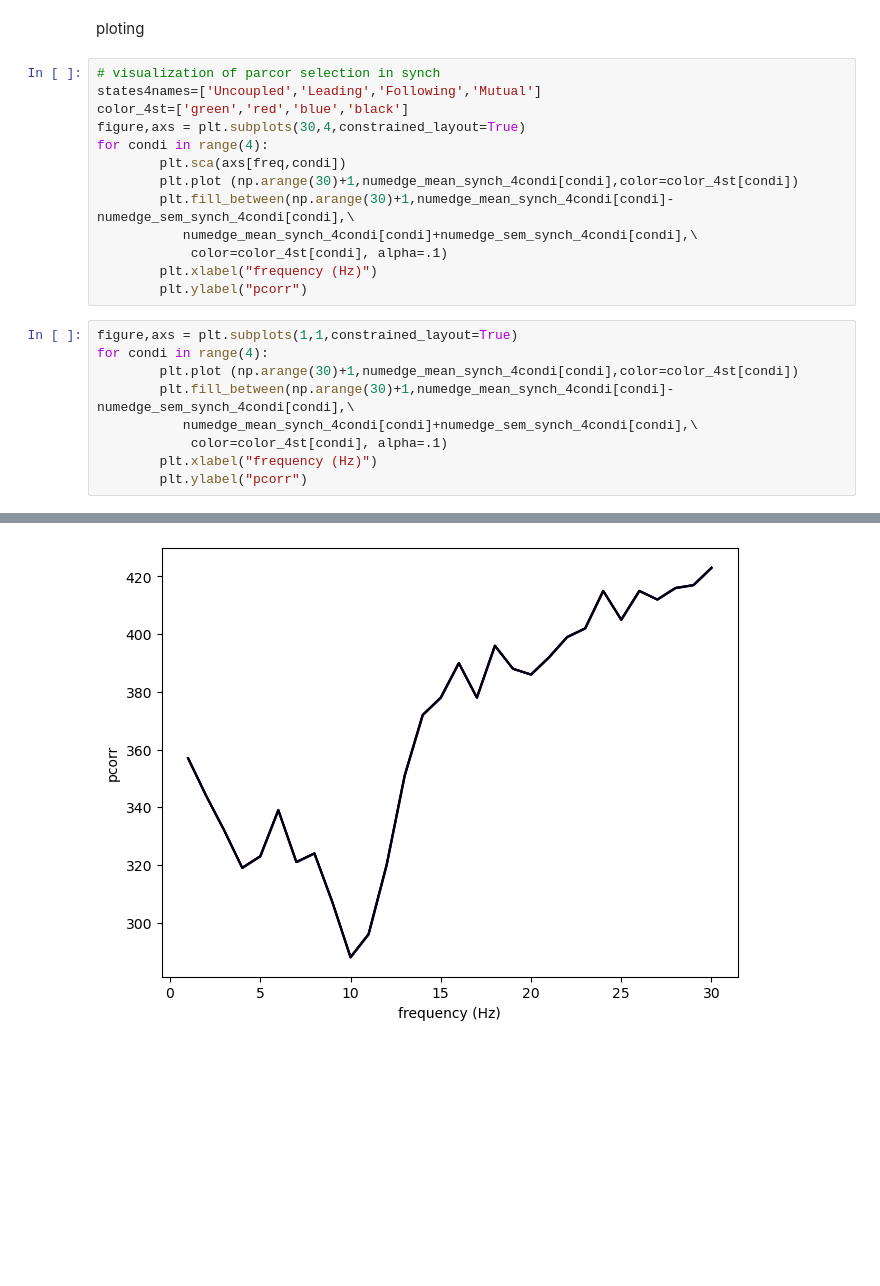
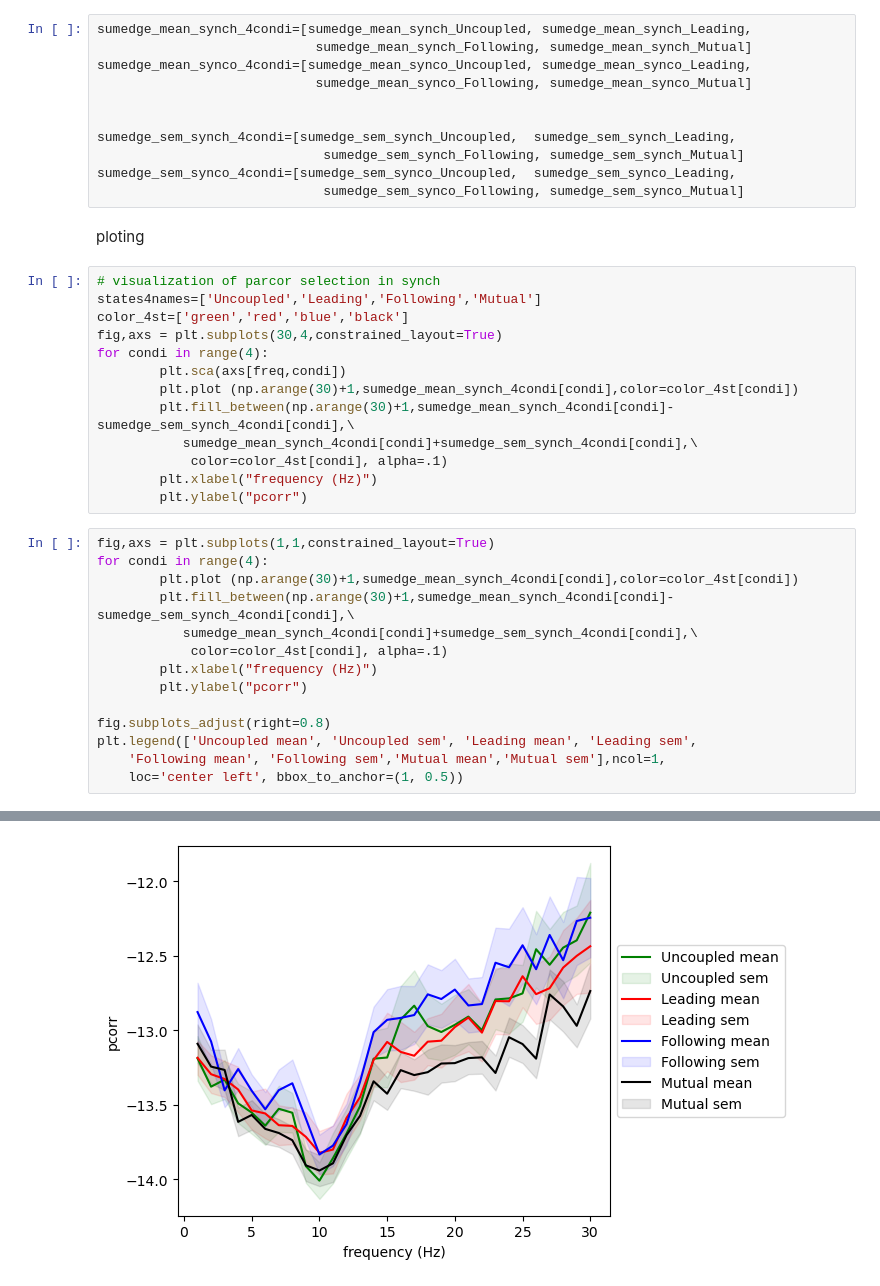
Before and after one commit to zhibinz2/1overf, a Jupyter notebook: Re_estimate_pcorr/step_1_re_estimate_pcorr.ipynb, the cells around one changed output, grey strips where cells are left out. Drawn from its saved outputs; the diff is of its cells as text; blank space fills up the shorter version.

```diff
--- a/Re_estimate_pcorr/step_1_re_estimate_pcorr.ipynb
+++ b/Re_estimate_pcorr/step_1_re_estimate_pcorr.ipynb
@@ -393,25 +381,41 @@ numedge_sem_synco_4condi=[numedge_sem_synco_Uncoupled,  numedge_sem_synco_Leadin
+# %%
+sumedge_mean_synch_4condi=[sumedge_mean_synch_Uncoupled, sumedge_mean_synch_Leading,
+                            sumedge_mean_synch_Following, sumedge_mean_synch_Mutual]
+sumedge_mean_synco_4condi=[sumedge_mean_synco_Uncoupled, sumedge_mean_synco_Leading,
+                            sumedge_mean_synco_Following, sumedge_mean_synco_Mutual]
+
+
+sumedge_sem_synch_4condi=[sumedge_sem_synch_Uncoupled,  sumedge_sem_synch_Leading,
+                             sumedge_sem_synch_Following, sumedge_sem_synch_Mutual]
+sumedge_sem_synco_4condi=[sumedge_sem_synco_Uncoupled,  sumedge_sem_synco_Leading,
+                             sumedge_sem_synco_Following, sumedge_sem_synco_Mutual]
 # %% [markdown]
 ploting
 # %%
 # visualization of parcor selection in synch
 states4names=['Uncoupled','Leading','Following','Mutual']
 color_4st=['green','red','blue','black']
-figure,axs = plt.subplots(30,4,constrained_layout=True)
+fig,axs = plt.subplots(30,4,constrained_layout=True)
 for condi in range(4):
 		plt.sca(axs[freq,condi])
-		plt.plot (np.arange(30)+1,numedge_mean_synch_4condi[condi],color=color_4st[condi])
-		plt.fill_between(np.arange(30)+1,numedge_mean_synch_4condi[condi]-numedge_sem_synch_4condi[condi],\
-		   numedge_mean_synch_4condi[condi]+numedge_sem_synch_4condi[condi],\
+		plt.plot (np.arange(30)+1,sumedge_mean_synch_4condi[condi],color=color_4st[condi])
+		plt.fill_between(np.arange(30)+1,sumedge_mean_synch_4condi[condi]-sumedge_sem_synch_4condi[condi],\
+		   sumedge_mean_synch_4condi[condi]+sumedge_sem_synch_4condi[condi],\
 			color=color_4st[condi], alpha=.1)
 		plt.xlabel("frequency (Hz)")
 		plt.ylabel("pcorr")
 # %%
-figure,axs = plt.subplots(1,1,constrained_layout=True)
+fig,axs = plt.subplots(1,1,constrained_layout=True)
 for condi in range(4):
-		plt.plot (np.arange(30)+1,numedge_mean_synch_4condi[condi],color=color_4st[condi])
-		plt.fill_between(np.arange(30)+1,numedge_mean_synch_4condi[condi]-numedge_sem_synch_4condi[condi],\
-		   numedge_mean_synch_4condi[condi]+numedge_sem_synch_4condi[condi],\
+		plt.plot (np.arange(30)+1,sumedge_mean_synch_4condi[condi],color=color_4st[condi])
+		plt.fill_between(np.arange(30)+1,sumedge_mean_synch_4condi[condi]-sumedge_sem_synch_4condi[condi],\
+		   sumedge_mean_synch_4condi[condi]+sumedge_sem_synch_4condi[condi],\
 			color=color_4st[condi], alpha=.1)
 		plt.xlabel("frequency (Hz)")
 		plt.ylabel("pcorr")
+
+fig.subplots_adjust(right=0.8)
+plt.legend(['Uncoupled mean', 'Uncoupled sem', 'Leading mean', 'Leading sem',
+    'Following mean', 'Following sem','Mutual mean','Mutual sem'],ncol=1,
+    loc='center left', bbox_to_anchor=(1, 0.5))
 # %% [output]
@@ -418 +423 @@ for condi in range(4):
-[figure, old version]
+[figure, new version]
```
Also changed, not shown: parts of 7 cells of this notebook.
